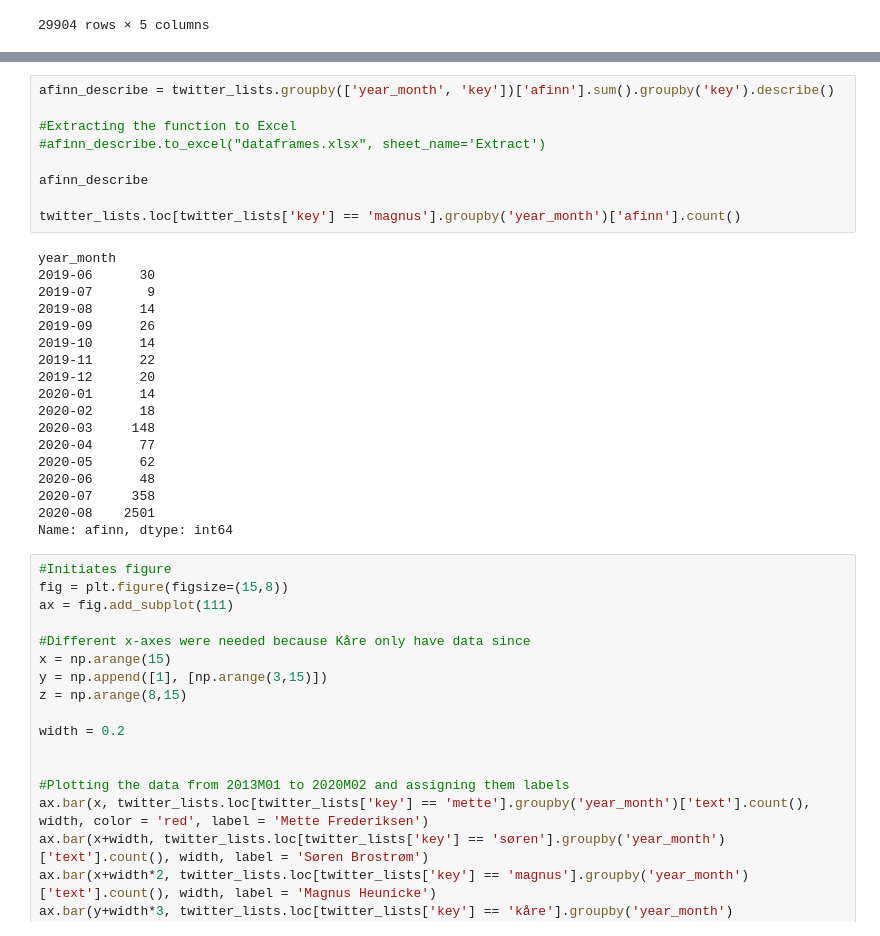
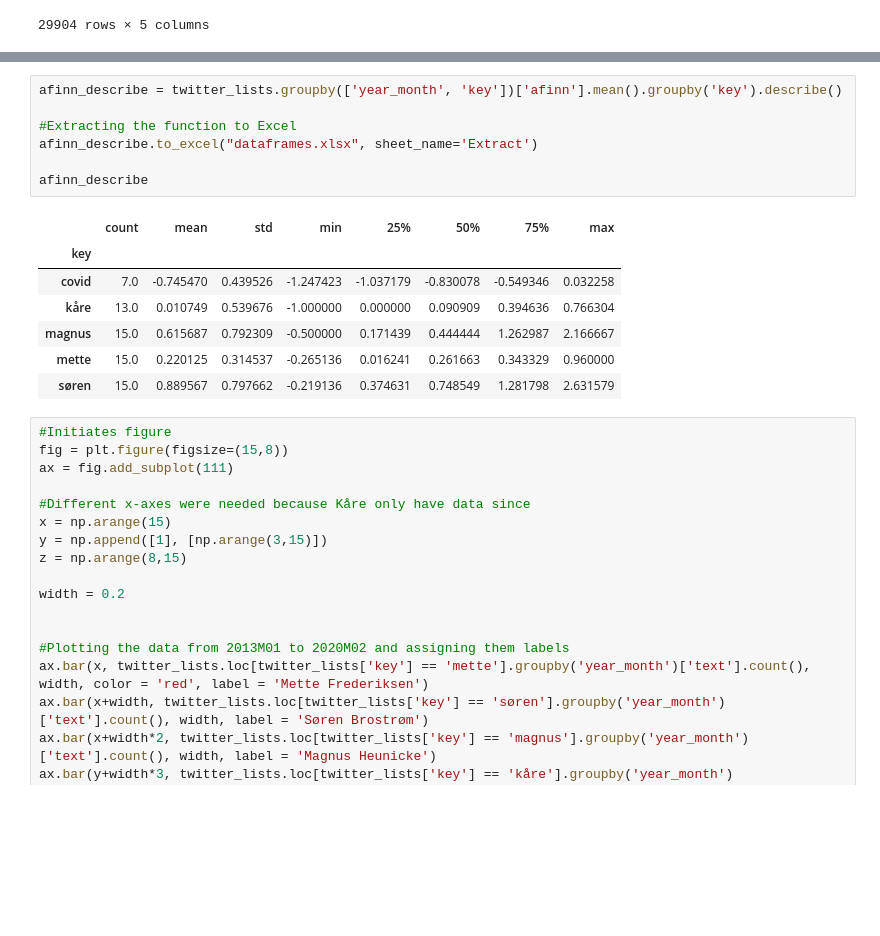
Before and after one commit to Gustavduus/Group-59, a Jupyter notebook: Twitter_scrape.ipynb, the cells around one changed output, grey strips where cells are left out. Saved outputs shown, nothing was run; the diff lists cells and outputs as text; blank space fills up the shorter version.

```diff
--- a/Twitter_scrape.ipynb
+++ b/Twitter_scrape.ipynb
@@ -177,32 +175,20 @@ twitter_lists.groupby(['key'])['afinn'].describe()
 | mette | 9627.0 | 0.159655 | 3.151807 | -23.0 | -1.0 | 0.0 | 2.0 | 21.0 |
 | søren | 12687.0 | 0.498069 | 2.988201 | -16.0 | -1.0 | 0.0 | 2.0 | 19.0 |
 # %%
-afinn_describe = twitter_lists.groupby(['year_month', 'key'])['afinn'].sum().groupby('key').describe()
+afinn_describe = twitter_lists.groupby(['year_month', 'key'])['afinn'].mean().groupby('key').describe()
 
 #Extracting the function to Excel
-#afinn_describe.to_excel("dataframes.xlsx", sheet_name='Extract')
+afinn_describe.to_excel("dataframes.xlsx", sheet_name='Extract')
 
 afinn_describe
-
-twitter_lists.loc[twitter_lists['key'] == 'magnus'].groupby('year_month')['afinn'].count()
 # %% [output]
-year_month
-2019-06      30
-2019-07       9
-2019-08      14
-2019-09      26
-2019-10      14
-2019-11      22
-2019-12      20
-2020-01      14
-2020-02      18
-2020-03     148
-2020-04      77
-2020-05      62
-2020-06      48
-2020-07     358
-2020-08    2501
-Name: afinn, dtype: int64
+|  | count | mean | std | min | 25% | 50% | 75% | max |
+| key |  |  |  |  |  |  |  |  |
+| covid | 7.0 | -0.745470 | 0.439526 | -1.247423 | -1.037179 | -0.830078 | -0.549346 | 0.032258 |
+| kåre | 13.0 | 0.010749 | 0.539676 | -1.000000 | 0.000000 | 0.090909 | 0.394636 | 0.766304 |
+| magnus | 15.0 | 0.615687 | 0.792309 | -0.500000 | 0.171439 | 0.444444 | 1.262987 | 2.166667 |
+| mette | 15.0 | 0.220125 | 0.314537 | -0.265136 | 0.016241 | 0.261663 | 0.343329 | 0.960000 |
+| søren | 15.0 | 0.889567 | 0.797662 | -0.219136 | 0.374631 | 0.748549 | 1.281798 | 2.631579 |
 # %%
 #Initiates figure
 fig = plt.figure(figsize=(15,8))
```
Also changed, not shown: parts of 3 cells of this notebook.
